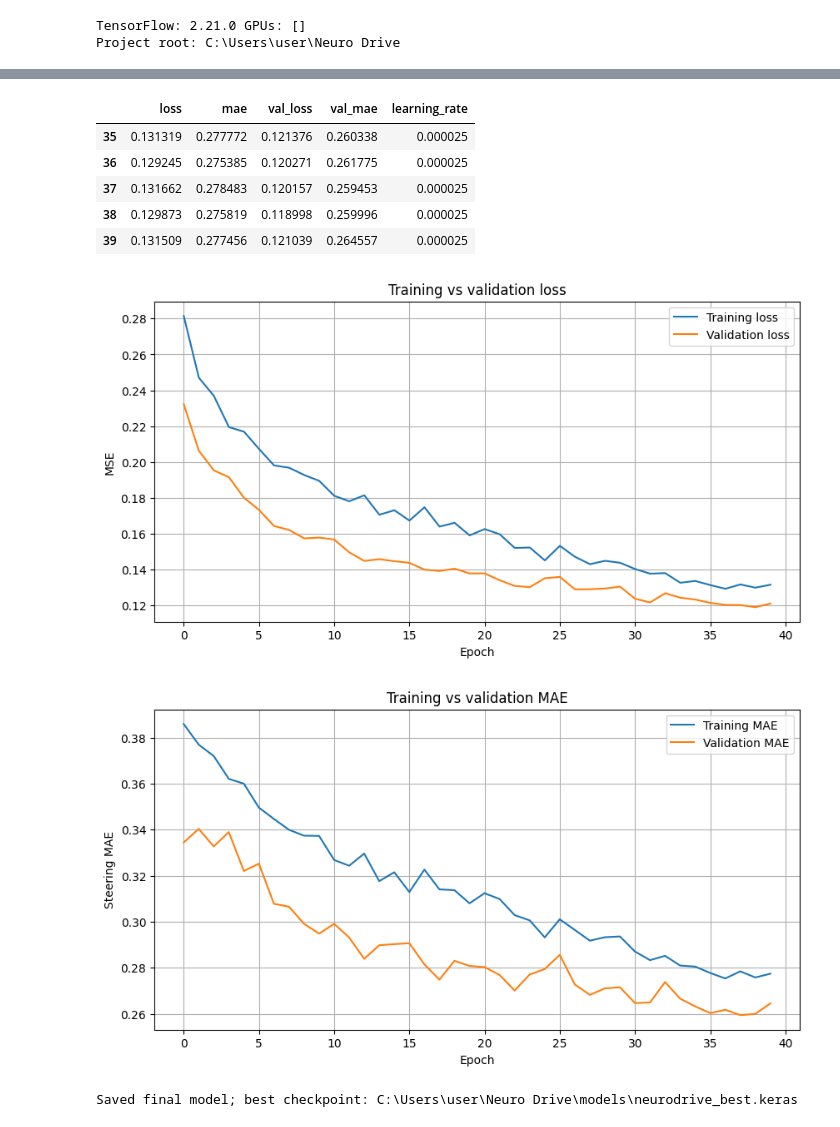
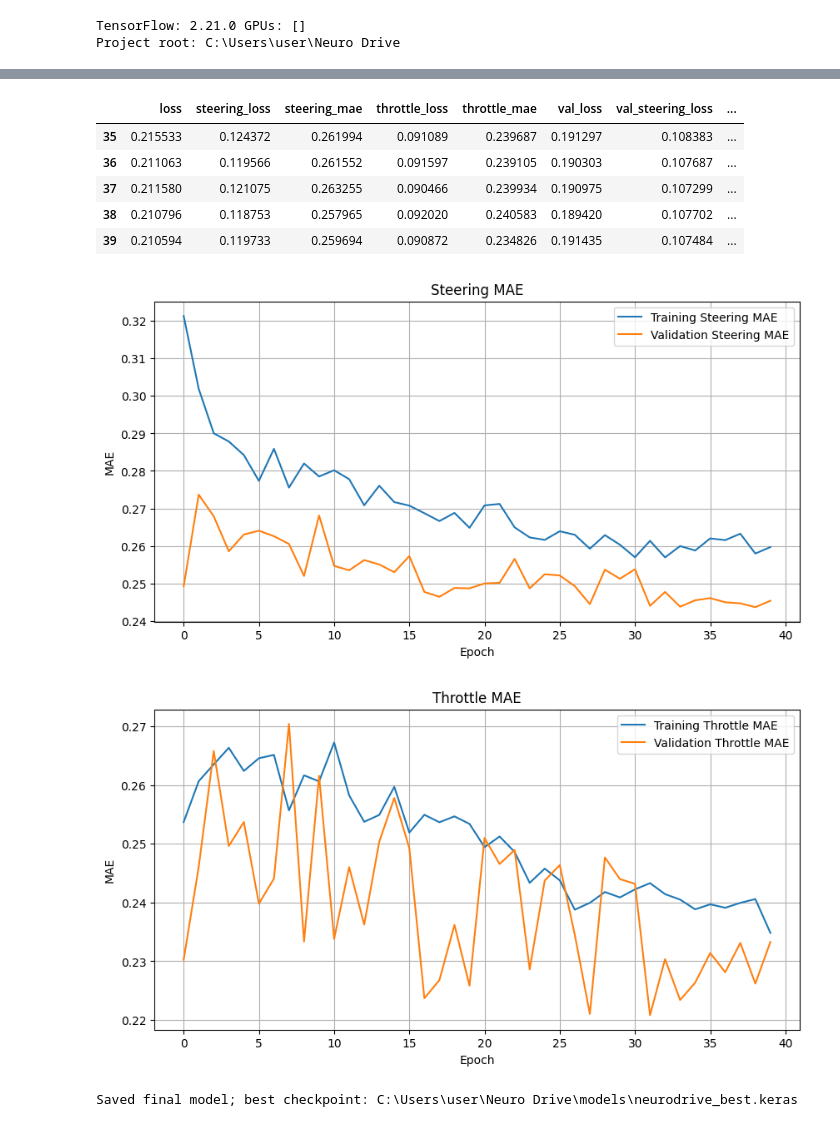
Before and after one commit to abdulraheem05/Neuro-Drive, a Jupyter notebook: notebooks/model_training.ipynb, the cells around one changed output, grey strips where cells are left out. Cells and saved outputs as stored; diff of their text form; code cells hidden in the pictures.

```diff
--- a/notebooks/model_training.ipynb
+++ b/notebooks/model_training.ipynb
@@ -138,7 +246,12 @@ callbacks=[
  keras.callbacks.CSVLogger(os.path.join(EXPERIMENT_DIR,"training_log.csv"))
 ]
 # %%
-history=model.fit(train_sequence,validation_data=(X_val,y_val),
-                  epochs=EPOCHS,callbacks=callbacks,verbose=1)
+history = model.fit(
+    train_sequence,
+    validation_data=val_sequence,
+    epochs=EPOCHS,
+    callbacks=callbacks,
+    verbose=1
+)
 # %% [output]
 Epoch 1/40
@@ -160,23 +273,38 @@ Epoch 40: val_loss did not improve from 0.11900
 Restoring model weights from the end of the best epoch: 39.
 # %%
 hist=pd.DataFrame(history.history); display(hist.tail())
+
+# Steering MAE
 plt.figure(figsize=(10,5))
-plt.plot(hist.loss,label="Training loss"); plt.plot(hist.val_loss,label="Validation loss")
-plt.xlabel("Epoch"); plt.ylabel("MSE"); plt.title("Training vs validation loss")
-plt.legend(); plt.grid(True); plt.show()
+plt.plot(hist["steering_mae"], label="Training Steering MAE")
+plt.plot(hist["val_steering_mae"], label="Validation Steering MAE")
+plt.xlabel("Epoch")
+plt.ylabel("MAE")
+plt.title("Steering MAE")
+plt.legend()
+plt.grid(True)
+plt.show()
+
+
+# Throttle MAE
 plt.figure(figsize=(10,5))
-plt.plot(hist.mae,label="Training MAE"); plt.plot(hist.val_mae,label="Validation MAE")
-plt.xlabel("Epoch"); plt.ylabel("Steering MAE"); plt.title("Training vs validation MAE")
-plt.legend(); plt.grid(True); plt.show()
+plt.plot(hist["throttle_mae"], label="Training Throttle MAE")
+plt.plot(hist["val_throttle_mae"], label="Validation Throttle MAE")
+plt.xlabel("Epoch")
+plt.ylabel("MAE")
+plt.title("Throttle MAE")
+plt.legend()
+plt.grid(True)
+plt.show()
 # %% [output]
-|  | loss | mae | val_loss | val_mae | learning_rate |
-| 35 | 0.131319 | 0.277772 | 0.121376 | 0.260338 | 0.000025 |
-| 36 | 0.129245 | 0.275385 | 0.120271 | 0.261775 | 0.000025 |
-| 37 | 0.131662 | 0.278483 | 0.120157 | 0.259453 | 0.000025 |
-| 38 | 0.129873 | 0.275819 | 0.118998 | 0.259996 | 0.000025 |
-| 39 | 0.131509 | 0.277456 | 0.121039 | 0.264557 | 0.000025 |
+|  | loss | steering_loss | steering_mae | throttle_loss | throttle_mae | val_loss | val_steering_loss | ... |
+| 35 | 0.215533 | 0.124372 | 0.261994 | 0.091089 | 0.239687 | 0.191297 | 0.108383 | ... |
+| 36 | 0.211063 | 0.119566 | 0.261552 | 0.091597 | 0.239105 | 0.190303 | 0.107687 | ... |
+| 37 | 0.211580 | 0.121075 | 0.263255 | 0.090466 | 0.239934 | 0.190975 | 0.107299 | ... |
+| 38 | 0.210796 | 0.118753 | 0.257965 | 0.092020 | 0.240583 | 0.189420 | 0.107702 | ... |
+| 39 | 0.210594 | 0.119733 | 0.259694 | 0.090872 | 0.234826 | 0.191435 | 0.107484 | ... |
-[figure, old version]
+[figure, new version]
-[figure, old version]
+[figure, new version]
 # %%
 model.save(os.path.join(MODEL_DIR,"neurodrive_final.keras"))
 hist.to_csv(os.path.join(EXPERIMENT_DIR,"history.csv"),index=False)
```
Also changed, not shown: parts of 12 cells of this notebook, 4 other files.
